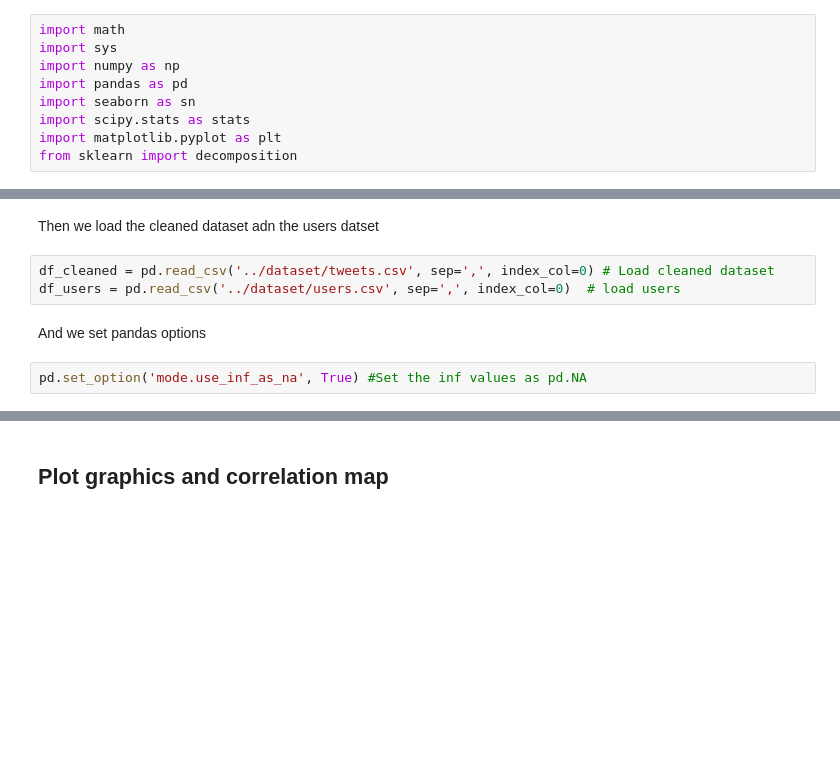
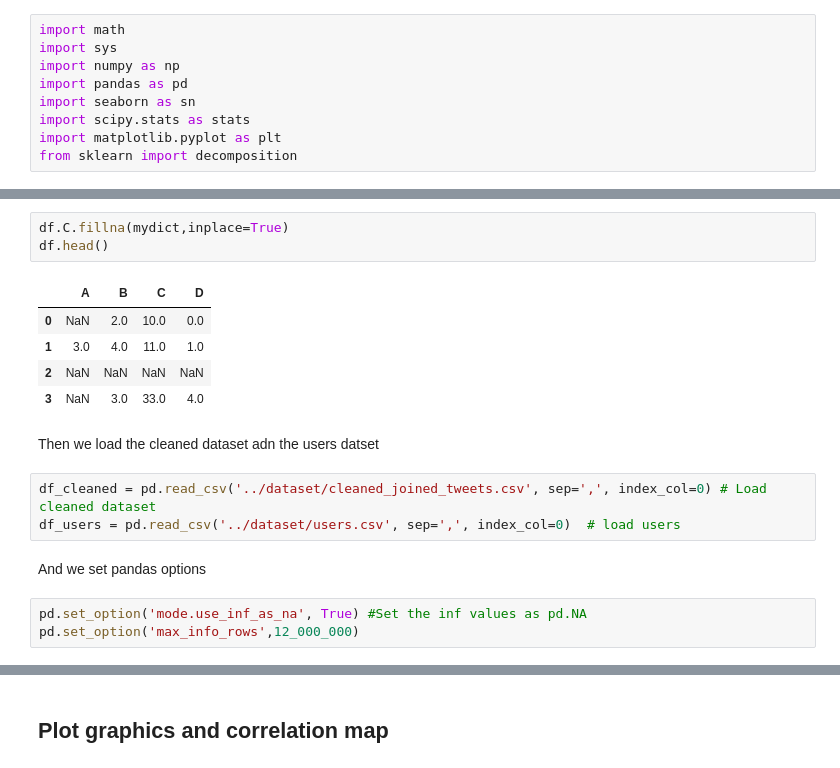
Before and after one commit to alessandrocubic/Unipi-Data-Mining-project-AY-22-23, a Jupyter notebook: TASK_1/Data_Preparation.ipynb, the cells around one changed output, grey strips where cells are left out. Drawn from its saved outputs; the diff is of its cells as text; blank space fills up the shorter version.

```diff
--- a/TASK_1/Data_Preparation.ipynb
+++ b/TASK_1/Data_Preparation.ipynb
@@ -15,9 +33,19 @@ from sklearn import decomposition
+# %%
+df.C.fillna(mydict,inplace=True)
+df.head()
+# %% [output]
+|  | A | B | C | D |
+| 0 | NaN | 2.0 | 10.0 | 0.0 |
+| 1 | 3.0 | 4.0 | 11.0 | 1.0 |
+| 2 | NaN | NaN | NaN | NaN |
+| 3 | NaN | 3.0 | 33.0 | 4.0 |
 # %% [markdown]
 Then we load the cleaned dataset adn the users datset
 # %%
-df_cleaned = pd.read_csv('../dataset/tweets.csv', sep=',', index_col=0) # Load cleaned dataset
+df_cleaned = pd.read_csv('../dataset/cleaned_joined_tweets.csv', sep=',', index_col=0) # Load cleaned dataset
 df_users = pd.read_csv('../dataset/users.csv', sep=',', index_col=0)  # load users
 # %% [markdown]
 And we set pandas options
 # %%
 pd.set_option('mode.use_inf_as_na', True) #Set the inf values as pd.NA
+pd.set_option('max_info_rows',12_000_000)
```
Also changed, not shown: parts of 9 cells of this notebook, 1 other file.
